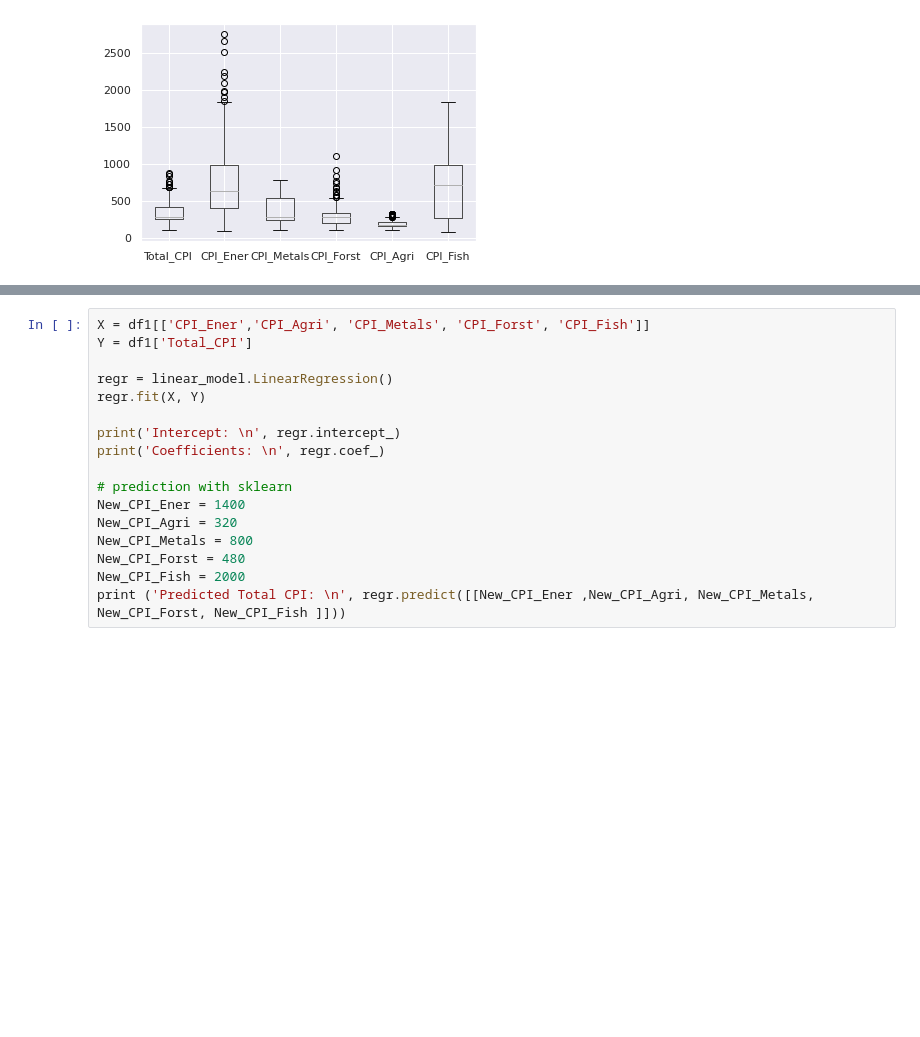
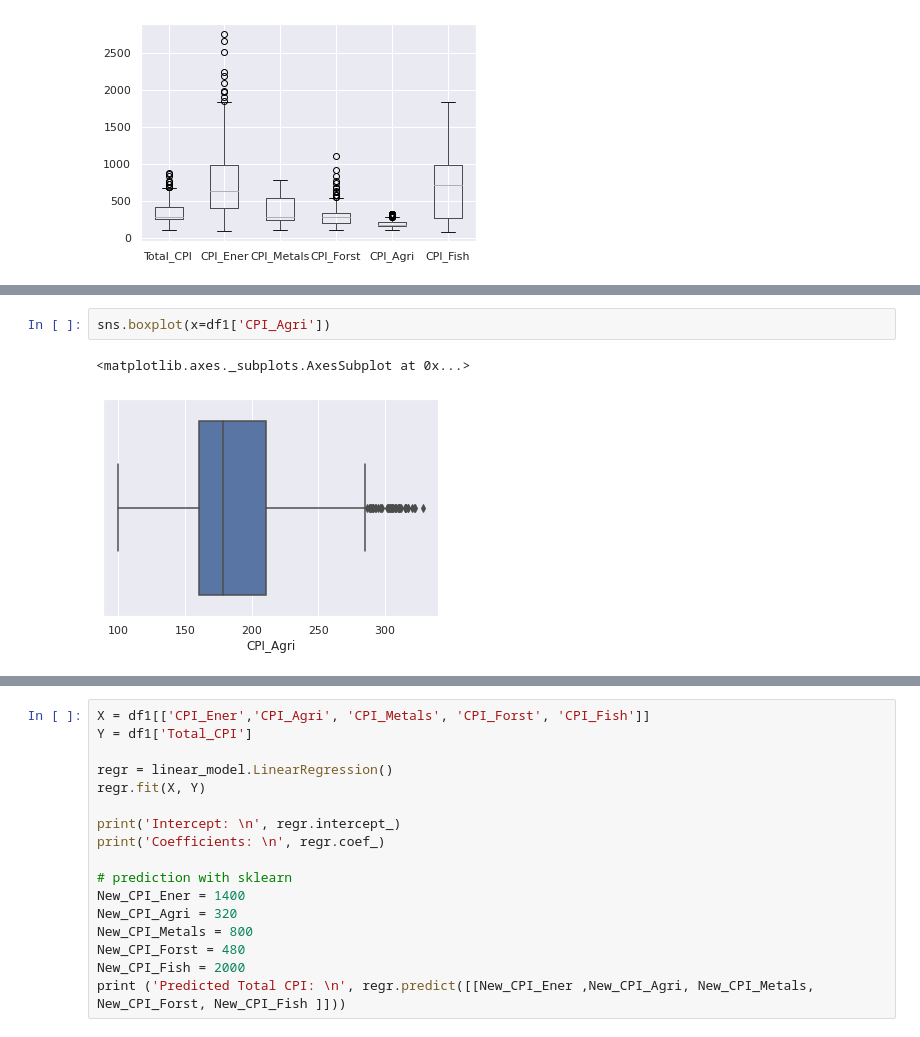
Before and after one commit to DataGalz/CIND820, a Jupyter notebook: CIND820.ipynb, the cells around one changed output, grey strips where cells are left out. Drawn from its saved outputs; the diff is of its cells as text; blank space fills up the shorter version.

```diff
--- a/CIND820.ipynb
+++ b/CIND820.ipynb
@@ -216,0 +233,5 @@ boxplot = df1.boxplot()
+# %%
+sns.boxplot(x=df1['CPI_Agri'])
+# %% [output]
+<matplotlib.axes._subplots.AxesSubplot at 0x...>
+[figure, added]
```
Also changed, not shown: parts of 11 cells of this notebook.
